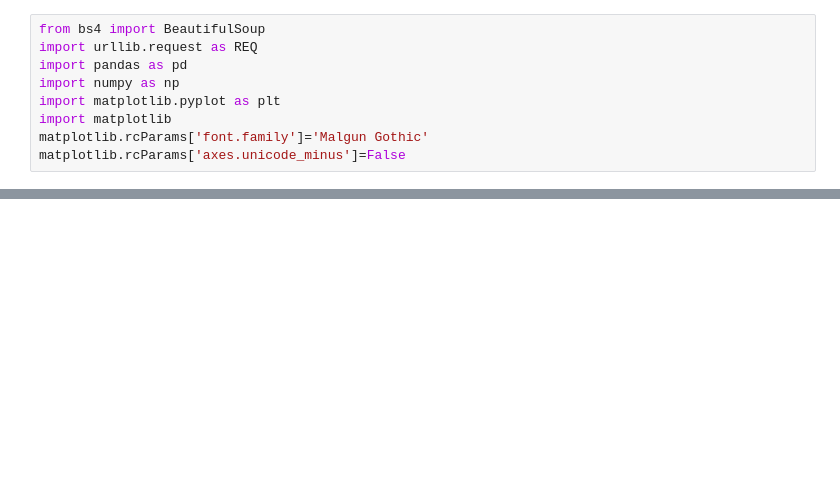
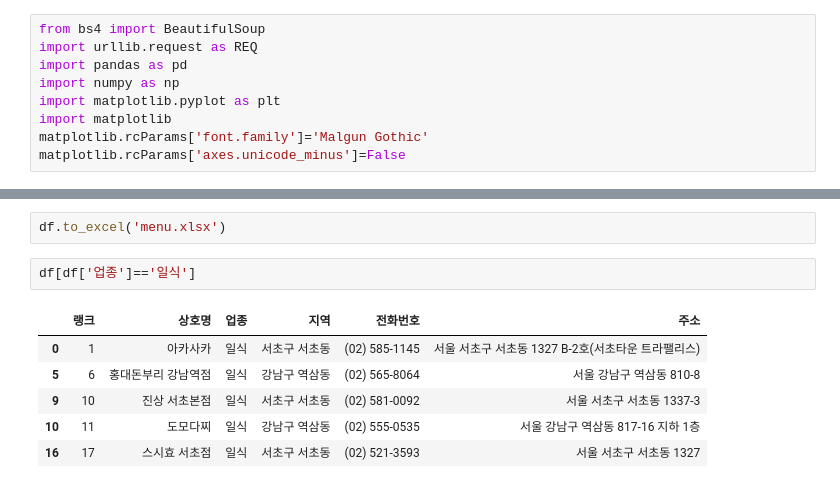
Before and after one commit to Ko-jongyoon/ssmc_python, a Jupyter notebook: pandas/dataFrameTest15.ipynb, the cells around one changed output, grey strips where cells are left out. Saved outputs shown, nothing was run; the diff lists cells and outputs as text; blank space fills up the shorter version.

```diff
--- a/pandas/dataFrameTest15.ipynb
+++ b/pandas/dataFrameTest15.ipynb
@@ -32,0 +125,11 @@ soup
+# %%
+df.to_excel('menu.xlsx')
+# %%
+df[df['업종']=='일식']
+# %% [output]
+|  | 랭크 | 상호명 | 업종 | 지역 | 전화번호 | 주소 |
+| 0 | 1 | 아카사카 | 일식 | 서초구 서초동 | (02) 585-1145 | 서울 서초구 서초동 1327 B-2호(서초타운 트라팰리스) |
+| 5 | 6 | 홍대돈부리 강남역점 | 일식 | 강남구 역삼동 | (02) 565-8064 | 서울 강남구 역삼동 810-8 |
+| 9 | 10 | 진상 서초본점 | 일식 | 서초구 서초동 | (02) 581-0092 | 서울 서초구 서초동 1337-3 |
+| 10 | 11 | 도모다찌 | 일식 | 강남구 역삼동 | (02) 555-0535 | 서울 강남구 역삼동 817-16 지하 1층 |
+| 16 | 17 | 스시효 서초점 | 일식 | 서초구 서초동 | (02) 521-3593 | 서울 서초구 서초동 1327 |
```
Also changed, not shown: parts of 8 cells of this notebook, 1 other file.
